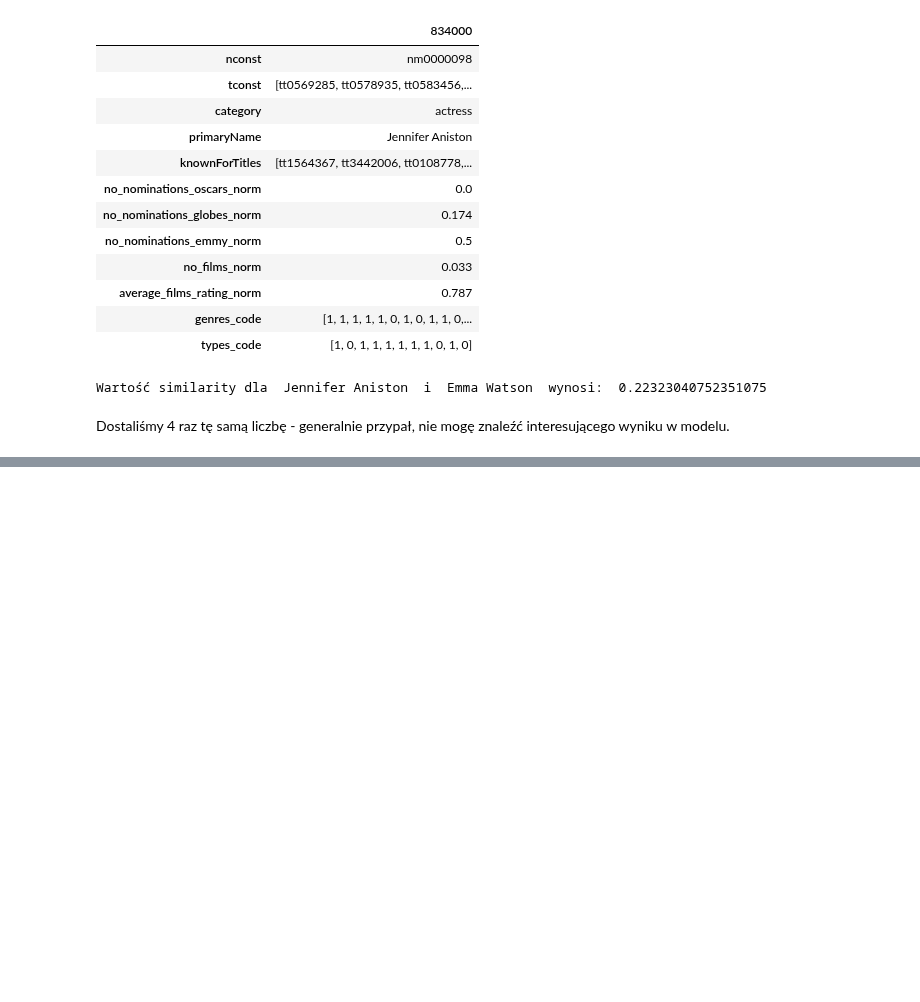
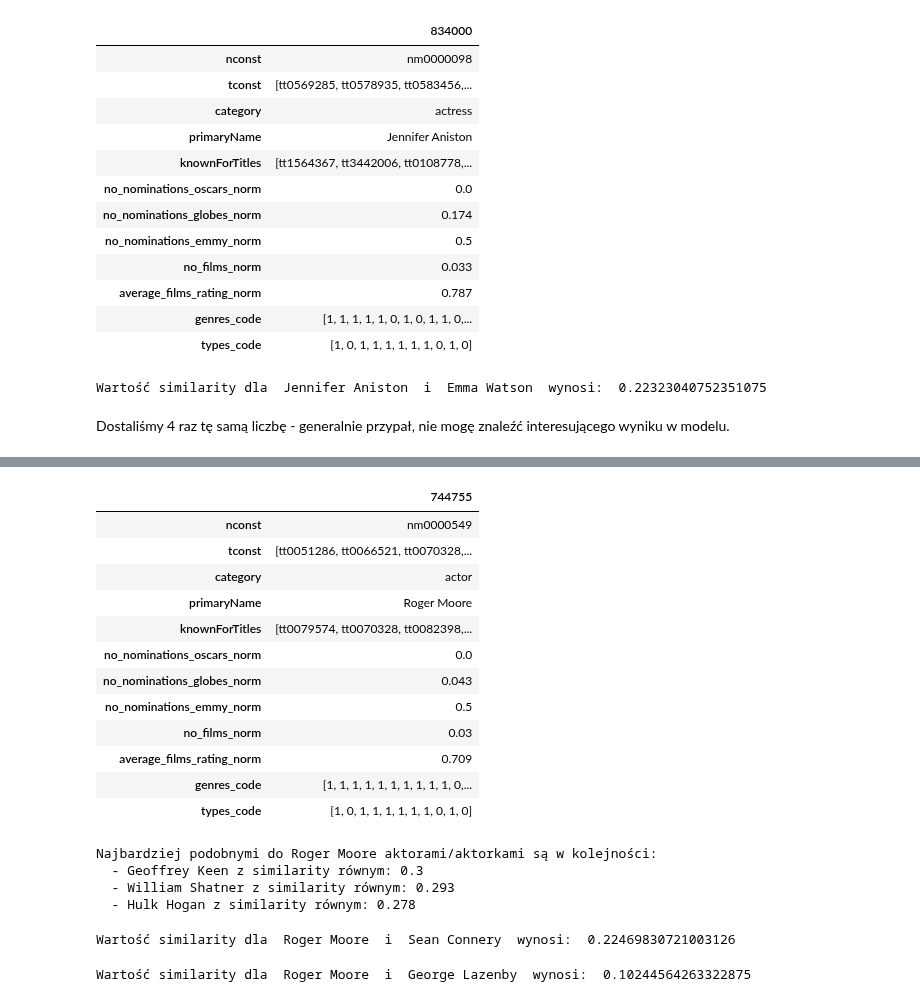
Before and after one commit to PiotrMaciejKowalski/BigData2022-actors, a Jupyter notebook: Testy_podobieństwa.ipynb, the cells around one changed output, grey strips where cells are left out. Drawn from its saved outputs; the diff is of its cells as text; code cells hidden in the pictures; blank space fills up the shorter version.

```diff
--- a/Testy_podobieństwa.ipynb
+++ b/Testy_podobieństwa.ipynb
@@ -151,0 +249,33 @@ Test
+# %%
+JamesBond3 = "nm0000549" #Roger Moore
+# %%
+JamesBond3_data = find_actor_two_datasets(train_data, validate_data, JamesBond3)
+# %% [output]
+|  | 744755 |
+| nconst | nm0000549 |
+| tconst | [tt0051286, tt0066521, tt0070328,... |
+| category | actor |
+| primaryName | Roger Moore |
+| knownForTitles | [tt0079574, tt0070328, tt0082398,... |
+| no_nominations_oscars_norm | 0.0 |
+| no_nominations_globes_norm | 0.043 |
+| no_nominations_emmy_norm | 0.5 |
+| no_films_norm | 0.03 |
+| average_films_rating_norm | 0.709 |
+| genres_code | [1, 1, 1, 1, 1, 1, 1, 1, 1, 1, 0,... |
+| types_code | [1, 0, 1, 1, 1, 1, 1, 1, 0, 1, 0] |
+# %%
+if JamesBond3 in list(train_data['nconst']):
+    ids, values = similarity_one_vs_all_new(train_data, JamesBond3_data, True)
+    ids, values = select_top_similiar(ids, values, 3)
+    names = replace_ids_with_names(train_data, ids, 3)
+elif JamesBond3 in list(validate_data['nconst']):
+    ids, values = similarity_one_vs_all_new(validate_data, JamesBond3_data, True)
+    ids, values = select_top_similiar(ids, values, 3)
+    names = replace_ids_with_names(validate_data, ids, 3)
+ranking = print_top_similiar(JamesBond3_data[3], names, values)
+# %% [output]
+Najbardziej podobnymi do Roger Moore aktorami/aktorkami są w kolejności:
+  - Geoffrey Keen z similarity równym: 0.3
+  - William Shatner z similarity równym: 0.293
+  - Hulk Hogan z similarity równym: 0.278
@@ -151,0 +287,5 @@ Test
+# %%
+similarity_value = similarity_new(JamesBond3_data, JamesBond1_data, True)
+print("Wartość similarity dla ", JamesBond3_data[3], " i ", JamesBond1_data[3], " wynosi: ", similarity_value)
+# %% [output]
+Wartość similarity dla  Roger Moore  i  Sean Connery  wynosi:  0.22469830721003126
@@ -151,0 +297,5 @@ Test
+# %%
+similarity_value = similarity_new(JamesBond3_data, JamesBond2_data, True)
+print("Wartość similarity dla ", JamesBond3_data[3], " i ", JamesBond2_data[3], " wynosi: ", similarity_value)
+# %% [output]
+Wartość similarity dla  Roger Moore  i  George Lazenby  wynosi:  0.10244564263322875
```
Also changed, not shown: parts of 86 cells of this notebook.
